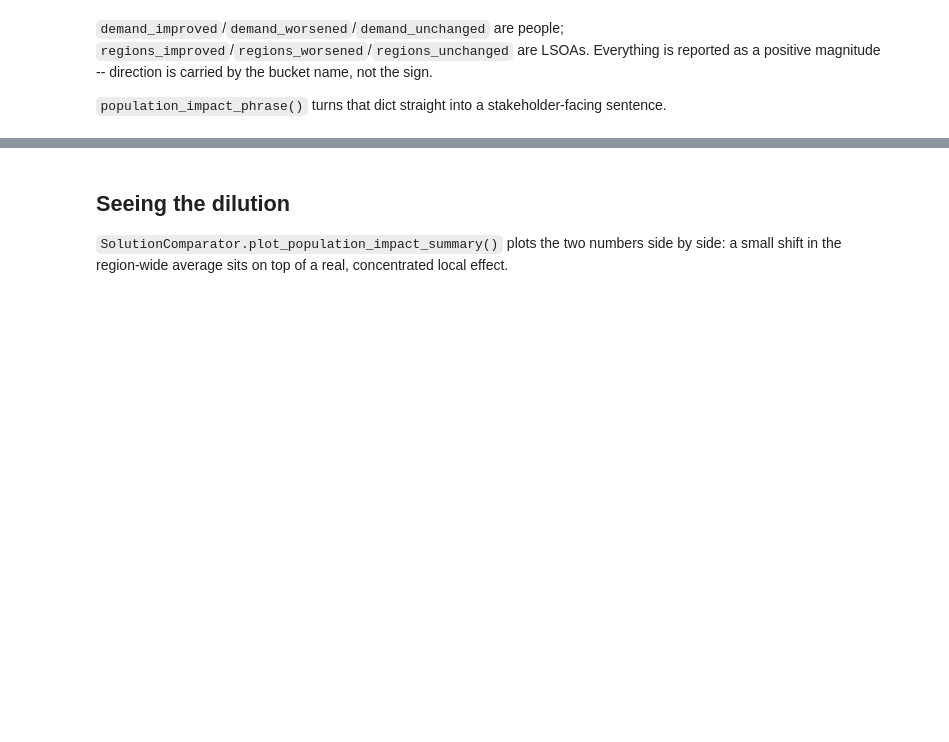
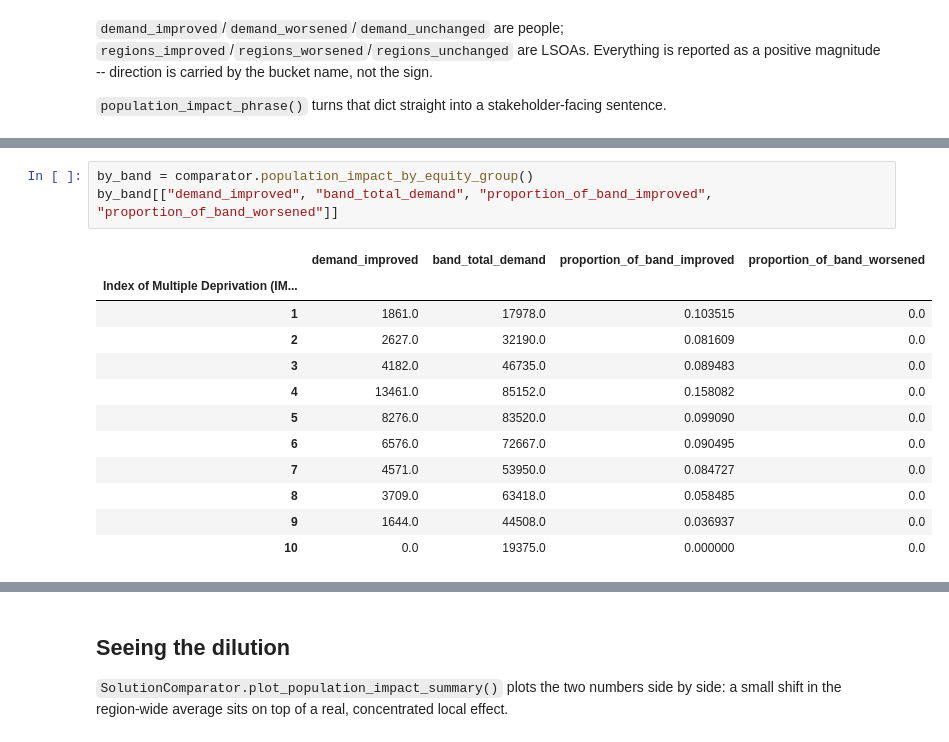
Before and after one commit to hsma-tools/lokigi, a Jupyter notebook: examples/location/population_impact/index.ipynb, the cells around one changed output, grey strips where cells are left out. Drawn from its saved outputs; the diff is of its cells as text; blank space fills up the shorter version.

```diff
--- a/examples/location/population_impact/index.ipynb
+++ b/examples/location/population_impact/index.ipynb
@@ -113,0 +132,16 @@ print(comparator.population_impact_phrase())
+# %%
+by_band = comparator.population_impact_by_equity_group()
+by_band[["demand_improved", "band_total_demand", "proportion_of_band_improved", "proportion_of_band_worsened"]]
+# %% [output]
+|  | demand_improved | band_total_demand | proportion_of_band_improved | proportion_of_band_worsened |
+| Index of Multiple Deprivation (IM... |  |  |  |  |
+| 1 | 1861.0 | 17978.0 | 0.103515 | 0.0 |
+| 2 | 2627.0 | 32190.0 | 0.081609 | 0.0 |
+| 3 | 4182.0 | 46735.0 | 0.089483 | 0.0 |
+| 4 | 13461.0 | 85152.0 | 0.158082 | 0.0 |
+| 5 | 8276.0 | 83520.0 | 0.099090 | 0.0 |
+| 6 | 6576.0 | 72667.0 | 0.090495 | 0.0 |
+| 7 | 4571.0 | 53950.0 | 0.084727 | 0.0 |
+| 8 | 3709.0 | 63418.0 | 0.058485 | 0.0 |
+| 9 | 1644.0 | 44508.0 | 0.036937 | 0.0 |
+| 10 | 0.0 | 19375.0 | 0.000000 | 0.0 |
```
Also changed, not shown: parts of 14 cells of this notebook, 13 other files.
